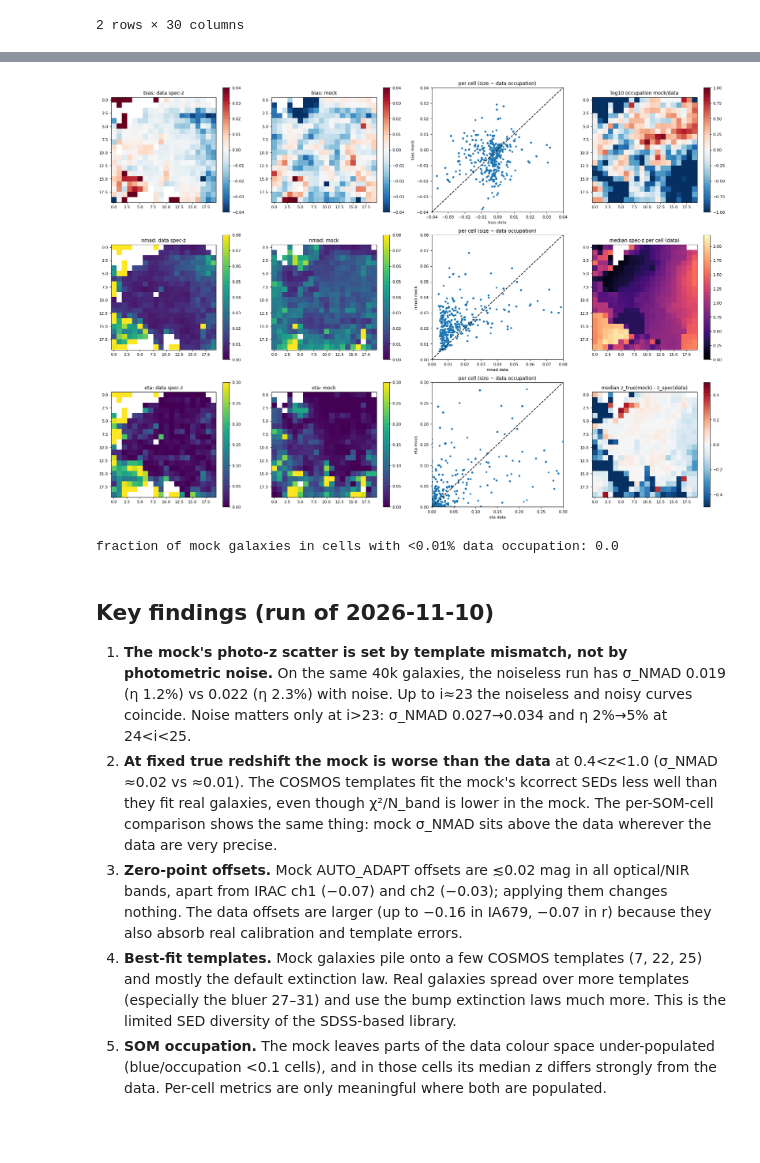
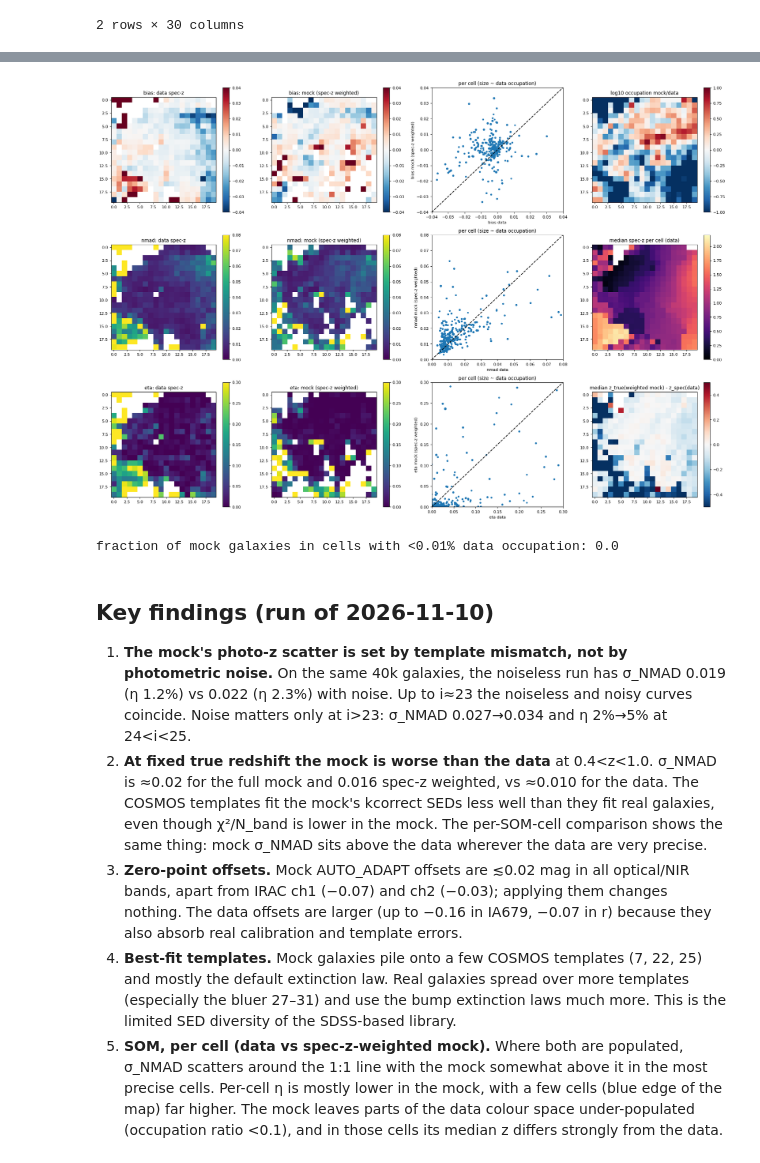
Before and after one commit to ztq1996/cardinal_cosmos2020, a Jupyter notebook: notebooks/03_diagnostics.ipynb, the cells around one changed output, grey strips where cells are left out. Cells and saved outputs as stored; diff of their text form; code cells hidden in the pictures; blank space fills up the shorter version.

```diff
--- a/notebooks/03_diagnostics.ipynb
+++ b/notebooks/03_diagnostics.ipynb
@@ -16,7 +16,8 @@ plt.rcParams.update({'figure.dpi': 90, 'font.size': 9})
 pd.set_option('display.width', 200)
 # %%
 D = load_data(); Ds = spec_sample(D)
-S = load_sim('sim_main'); S = S[S.ztrue < ZMAX]
+S = load_sim('sim_main'); S = S[S.ztrue < ZMAX].copy()
+S['w_spec'] = spec_weights(S, Ds)          # weights making the mock match the spec-z sample in (i, g-i, i-Ks)
 N0 = load_sim('sim_noiseless'); A = load_sim('sim_adapt')
 N0 = N0[N0.ztrue < ZMAX]; A = A[A.ztrue < ZMAX]
 Sd = S[S.galaxy_id.isin(A.galaxy_id)]
@@ -76,16 +79,18 @@ pd.DataFrame({'data': od, 'mock': os_}, index=list(BANDS)).T.round(3)
 # %%
 fig, axs = plt.subplots(1, 4, figsize=(20, 4))
-for name, df, c in [('data spec-z', Ds, 'C0'), ('mock', S, 'C1'), ('mock noiseless', N0, 'k')]:
-    axs[0].hist(np.log10((df.CHI_BEST / df.NBAND_USED).clip(1e-3)), bins=80, range=(-2.5, 2.5), histtype='step', density=True, color=c, label=name)
-    axs[1].hist(df.MOD_BEST, bins=np.arange(0.5, 34.5), histtype='step', density=True, color=c)
-    axs[2].hist(df.EBV_BEST, bins=np.arange(-0.025, 0.55, 0.05), histtype='step', density=True, color=c)
-    axs[3].hist(df.EXTLAW_BEST, bins=np.arange(-0.5, 4.5), histtype='step', density=True, color=c)
+for name, df, w, c in [('data spec-z', Ds, None, 'C0'), ('mock (spec-z weighted)', S, S.w_spec, 'C2'), ('mock noiseless (all)', N0, None, 'k')]:
+    kw = dict(histtype='step', density=True, color=c, weights=w)
+    axs[0].hist(np.log10((df.CHI_BEST / df.NBAND_USED).clip(1e-3)), bins=80, range=(-2.5, 2.5), label=name, **kw)
+    axs[1].hist(df.MOD_BEST, bins=np.arange(0.5, 34.5), **kw)
+    axs[2].hist(df.EBV_BEST, bins=np.arange(-0.025, 0.55, 0.05), **kw)
+    axs[3].hist(df.EXTLAW_BEST, bins=np.arange(-0.5, 4.5), **kw)
 axs[0].set_xlabel('log10 chi2_best / N_band'); axs[0].legend(); axs[1].set_xlabel('best template (1-33: Ell..SB)'); axs[2].set_xlabel('E(B-V)'); axs[3].set_xlabel('extinction law index')
 plt.tight_layout(); plt.show()
-t = binned(S, 'i_mag', np.arange(17, 25.01, 0.5));
-for name, df, c in [('data spec-z', Ds, 'C0'), ('mock', S, 'C1')]:
-    g = df.assign(b=pd.cut(df.i_mag, np.arange(17, 25.01, 0.5))).groupby('b', observed=True)
-    r = (df.CHI_BEST / df.NBAND_USED).groupby(pd.cut(df.i_mag, np.arange(17, 25.01, 0.5)), observed=True).median()
-    plt.plot([i.mid for i in r.index], r.values, 'o-', color=c, label=name)
+import analysis_utils as au
+ibins = np.arange(17, 25.01, 0.5)
+for name, df, w, c in [('data spec-z', Ds, np.ones(len(Ds)), 'C0'), ('mock (spec-z weighted)', S, S.w_spec.values, 'C2')]:
+    x = (df.CHI_BEST / df.NBAND_USED).values; b = np.digitize(df.i_mag, ibins) - 1
+    med = [au._wmed(x[(b == k) & (w > 0)], w[(b == k) & (w > 0)]) if ((b == k) & (w > 0)).sum() > 10 else np.nan for k in range(len(ibins) - 1)]
+    plt.plot(0.5 * (ibins[1:] + ibins[:-1]), med, 'o-', color=c, label=name)
 plt.yscale('log'); plt.xlabel('i'); plt.ylabel('median chi2/N_band'); plt.legend(); plt.show()
 # %% [output]
@@ -97,45 +102,46 @@ SOM trained on the data broad-band colours (all clean i<25 objects in the data r
 # %%
 from minisom import MiniSom
+import analysis_utils as au
 SB = ['u', 'g', 'r', 'i', 'z', 'y', 'Y', 'J', 'H', 'Ks']
 def cols(df): return np.stack([df[f'm_{a}'] - df[f'm_{b}'] for a, b in zip(SB[:-1], SB[1:])], axis=1)
 Dtr = D[(D.i_mag < 25)]
 Xd = cols(Dtr); ok = np.isfinite(Xd).all(1); Xd = Xd[ok]; mu, sd = Xd.mean(0), Xd.std(0)
 som = MiniSom(20, 20, Xd.shape[1], sigma=2.0, learning_rate=0.5, random_seed=3)
 som.pca_weights_init((Xd - mu) / sd); som.train_random((Xd - mu) / sd, 200000)
 W = som.get_weights().reshape(-1, Xd.shape[1])
 def cell(df):
     X = (cols(df) - mu) / sd; X = np.nan_to_num(X)
     return np.concatenate([((X[i:i+50000, None, :] - W[None]) ** 2).sum(-1).argmin(1) for i in range(0, len(X), 50000)])
 Ds['som'] = cell(Ds); S['som'] = cell(S); Dtr = Dtr.assign(som=cell(Dtr))
-def per_cell(df):
+def per_cell(df, w=None):
     out = {}
     for c, g in df.groupby('som'):
-        out[c] = df_metrics(g)
+        out[c] = df_metrics(g, w)
     return pd.DataFrame(out).T.reindex(range(400))
-cd, cs = per_cell(Ds), per_cell(S)
+cd, cs = per_cell(Ds), per_cell(S, 'w_spec')
 occ_d = Dtr.som.value_counts(normalize=True).reindex(range(400)).fillna(0); occ_s = S.som.value_counts(normalize=True).reindex(range(400)).fillna(0)
 fig, axs = plt.subplots(3, 4, figsize=(20, 14))
 for r, m in enumerate(['bias', 'nmad', 'eta']):
     lo, hi = MLIM[m]
-    for c, (t, name) in enumerate([(cd, 'data spec-z'), (cs, 'mock')]):
-        v = t[m].where(t.N >= 10).values.astype(float).reshape(20, 20)
+    for c, (t, name) in enumerate([(cd, 'data spec-z'), (cs, 'mock (spec-z weighted)')]):
+        v = t[m].values.astype(float).reshape(20, 20)
         im = axs[r, c].imshow(v, vmin=lo, vmax=hi, cmap='RdBu_r' if m == 'bias' else 'viridis'); plt.colorbar(im, ax=axs[r, c]); axs[r, c].set_title(f'{m}: {name}')
-    ok = (cd.N >= 10) & (cs.N >= 10)
+    ok = cd[m].notna() & cs[m].notna()
     axs[r, 2].scatter(cd[m][ok], cs[m][ok], s=5 + 3000 * occ_d[ok]); axs[r, 2].plot([lo, hi], [lo, hi], 'k--'); axs[r, 2].set_xlim(lo, hi); axs[r, 2].set_ylim(lo, hi)
-    axs[r, 2].set_xlabel(f'{m} data'); axs[r, 2].set_ylabel(f'{m} mock'); axs[r, 2].set_title('per cell (size ~ data occupation)')
+    axs[r, 2].set_xlabel(f'{m} data'); axs[r, 2].set_ylabel(f'{m} mock (spec-z weighted)'); axs[r, 2].set_title('per cell (size ~ data occupation)')
 im = axs[0, 3].imshow(np.log10((occ_s + 1e-5) / (occ_d + 1e-5)).values.reshape(20, 20), cmap='RdBu_r', vmin=-1, vmax=1); plt.colorbar(im, ax=axs[0, 3]); axs[0, 3].set_title('log10 occupation mock/data')
-zd = Ds.groupby('som').ztrue.median().reindex(range(400)).values.reshape(20, 20); zs = S.groupby('som').ztrue.median().reindex(range(400)).values.reshape(20, 20)
+zd = Ds.groupby('som').ztrue.median().reindex(range(400)).values.reshape(20, 20); zs = pd.Series({c: au._wmed(g.ztrue.values, g.w_spec.values) for c, g in S[S.w_spec > 0].groupby('som')}).reindex(range(400)).values.reshape(20, 20)
 im = axs[1, 3].imshow(zd, cmap='magma', vmin=0, vmax=2.2); plt.colorbar(im, ax=axs[1, 3]); axs[1, 3].set_title('median spec-z per cell (data)')
-im = axs[2, 3].imshow(zs - zd, cmap='RdBu_r', vmin=-0.5, vmax=0.5); plt.colorbar(im, ax=axs[2, 3]); axs[2, 3].set_title('median z_true(mock) - z_spec(data)')
+im = axs[2, 3].imshow(zs - zd, cmap='RdBu_r', vmin=-0.5, vmax=0.5); plt.colorbar(im, ax=axs[2, 3]); axs[2, 3].set_title('median z_true(weighted mock) - z_spec(data)')
 plt.tight_layout(); plt.show()
 print('fraction of mock galaxies in cells with <0.01% data occupation:', occ_s[occ_d < 1e-4].sum().round(3))
 # %% [output]
-[figure, old version]
+[figure, new version]
 fraction of mock galaxies in cells with <0.01% data occupation: 0.0
 # %% [markdown]
 ## Key findings (run of 2026-11-10)
 1. **The mock's photo-z scatter is set by template mismatch, not by photometric noise.** On the same 40k galaxies, the noiseless run has σ_NMAD 0.019 (η 1.2%) vs 0.022 (η 2.3%) with noise. Up to i≈23 the noiseless and noisy curves coincide. Noise matters only at i>23: σ_NMAD 0.027→0.034 and η 2%→5% at 24<i<25.
-2. **At fixed true redshift the mock is worse than the data** at 0.4<z<1.0 (σ_NMAD ≈0.02 vs ≈0.01). The COSMOS templates fit the mock's kcorrect SEDs less well than they fit real galaxies, even though χ²/N_band is lower in the mock. The per-SOM-cell comparison shows the same thing: mock σ_NMAD sits above the data wherever the data are very precise.
+2. **At fixed true redshift the mock is worse than the data** at 0.4<z<1.0. σ_NMAD is ≈0.02 for the full mock and 0.016 spec-z weighted, vs ≈0.010 for the data. The COSMOS templates fit the mock's kcorrect SEDs less well than they fit real galaxies, even though χ²/N_band is lower in the mock. The per-SOM-cell comparison shows the same thing: mock σ_NMAD sits above the data wherever the data are very precise.
 3. **Zero-point offsets.** Mock AUTO_ADAPT offsets are ≲0.02 mag in all optical/NIR bands, apart from IRAC ch1 (−0.07) and ch2 (−0.03); applying them changes nothing. The data offsets are larger (up to −0.16 in IA679, −0.07 in r) because they also absorb real calibration and template errors.
 4. **Best-fit templates.** Mock galaxies pile onto a few COSMOS templates (7, 22, 25) and mostly the default extinction law. Real galaxies spread over more templates (especially the bluer 27–31) and use the bump extinction laws much more. This is the limited SED diversity of the SDSS-based library.
-5. **SOM occupation.** The mock leaves parts of the data colour space under-populated (blue/occupation <0.1 cells), and in those cells its median z differs strongly from the data. Per-cell metrics are only meaningful where both are populated.
+5. **SOM, per cell (data vs spec-z-weighted mock).** Where both are populated, σ_NMAD scatters around the 1:1 line with the mock somewhat above it in the most precise cells. Per-cell η is mostly lower in the mock, with a few cells (blue edge of the map) far higher. The mock leaves parts of the data colour space under-populated (occupation ratio <0.1), and in those cells its median z differs strongly from the data.
```
Also changed, not shown: parts of 5 cells of this notebook, 4 other files.
